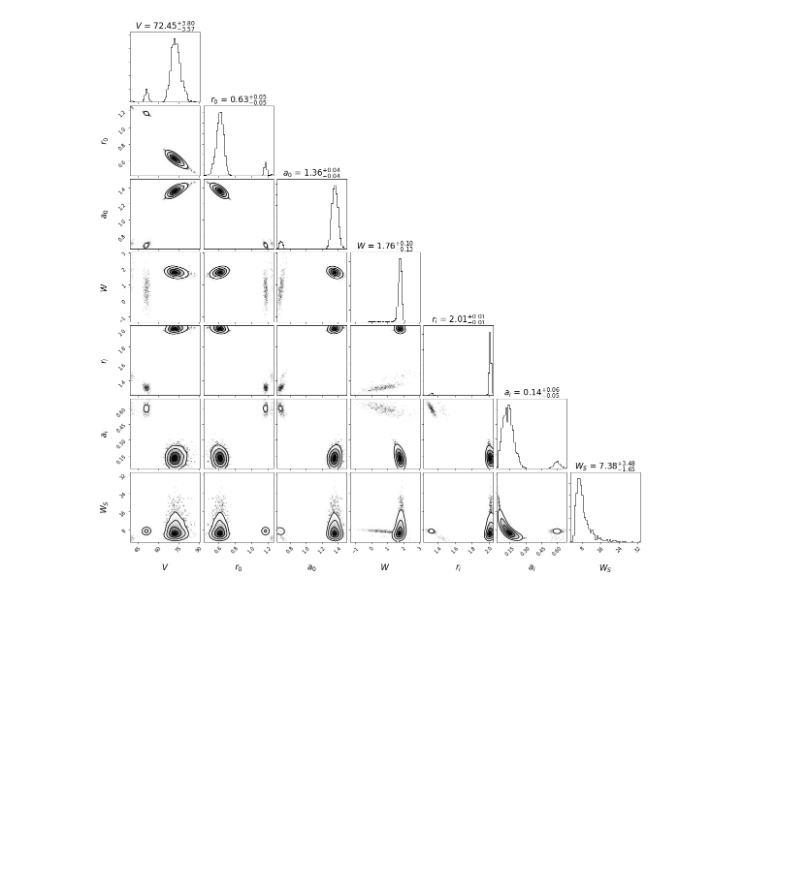
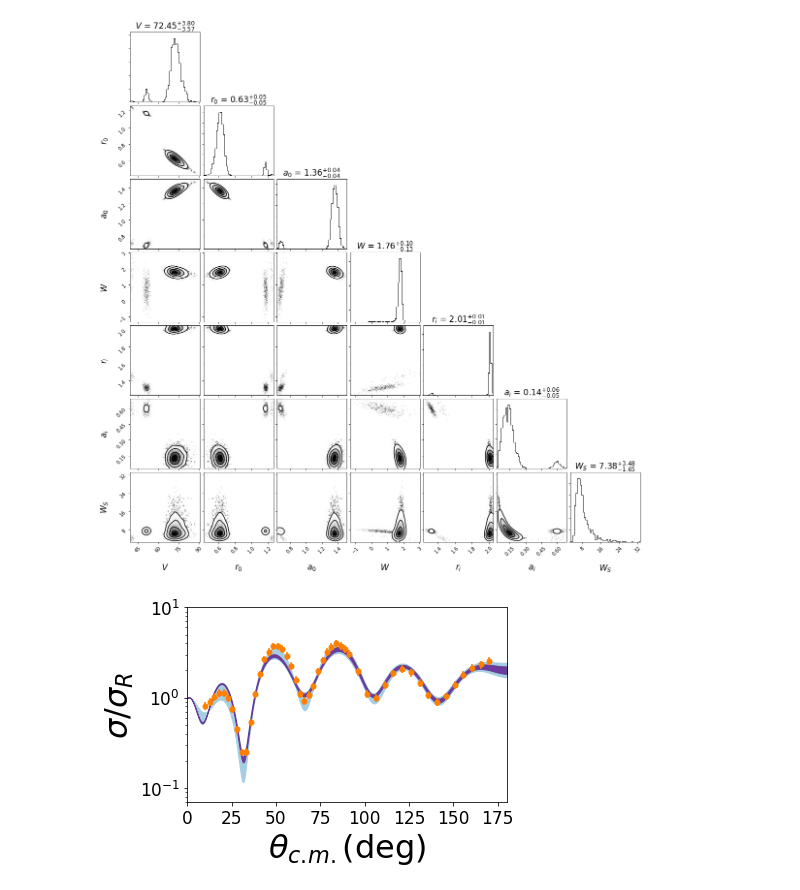
Before and after one commit to camarsha/pfunk, a Jupyter notebook: docs/notebooks/nested/nested.ipynb, the cells around one changed output. Drawn from its saved outputs; the diff is of its cells as text; code cells hidden in the pictures; blank space fills up the shorter version.

```diff
--- a/docs/notebooks/nested/nested.ipynb
+++ b/docs/notebooks/nested/nested.ipynb
@@ -31,3 +31,19 @@ p = corner.corner(s, bins=50, smooth=1.5, labels=labels,
                   label_kwargs={'fontsize':17.0})
 # %% [output]
 [figure]
+# %%
+all_cs = []
+for ele in s:
+    model.run_fresco(ele)
+    cs_temp = pfunk.fresco_classes.read_cross('fort.201')
+    all_cs.append(cs_temp)
+# %%
+d = model.likelihood[0].data
+pfunk.utilities.plot_ci(all_cs, data=d)
+plt.ylim(0.07, 10.0)
+plt.ylabel('$\sigma / \sigma_R$')
+plt.xticks(fontsize=17)
+plt.yticks(fontsize=17)
+plt.tight_layout()
+# %% [output]
+[figure, added]
```
Also changed, not shown: parts of 2 cells of this notebook, 6 other files.
